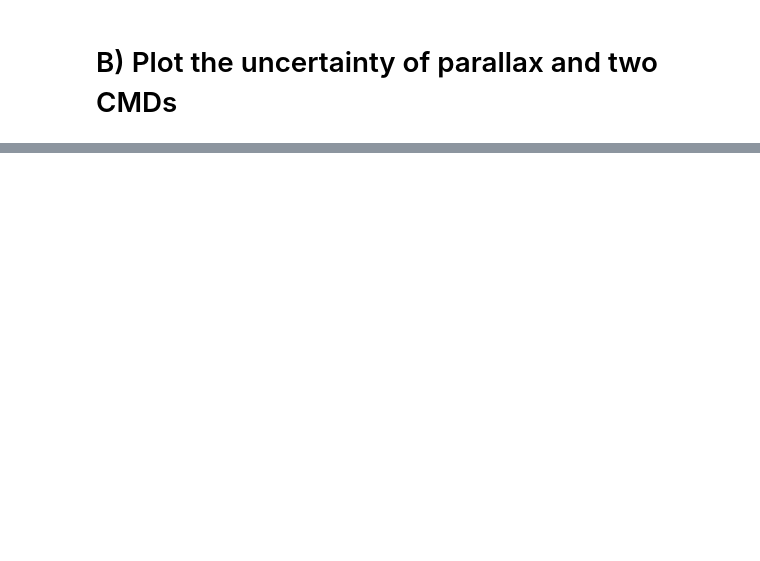
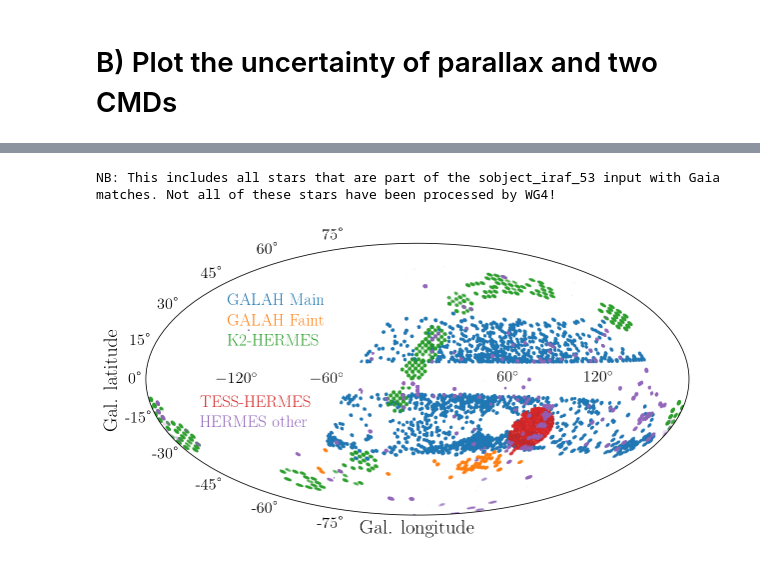
Before and after one commit to svenbuder/GALAH_DR3, a Jupyter notebook: input/galah_dr3_input.ipynb, the cells around one changed output, grey strips where cells are left out. Cells and saved outputs as stored; diff of their text form; code cells hidden in the pictures; blank space fills up the shorter version.

```diff
--- a/input/galah_dr3_input.ipynb
+++ b/input/galah_dr3_input.ipynb
@@ -299,0 +341,45 @@ NB: This includes all stars that are part of the sobject_iraf_53 input with Gaia
+# %%
+def plot_l_b_colored():
+    """
+    We plot the distribution spectra in (l,b), colored by the program
+    """
+
+    fig = plt.figure(figsize=(11,5))
+    plt.grid(True)
+    ax = plt.subplot(111, projection="aitoff");
+
+    main = ((data['field_id'] >= 0) & (data['field_id'] < 6546))
+    faint = ((data['field_id'] >= 6831) & (data['field_id'] < 7117))
+    k2 = ((data['field_id'] >= 6546) & (data['field_id'] < 6831))
+    tess = ((data['field_id'] >= 7117) & (data['field_id'] < 7366))
+    other = ((data['field_id'] >=  7366) | (data['field_id'] < 0))
+
+    for each_id, each_subset in enumerate([main, faint, k2, tess,other]):
+
+        c_gal = SkyCoord(ra=data['ra'][each_subset], dec=data['dec'][each_subset], frame='icrs')
+        c_gal_icrs = c_gal.icrs
+        l_rad = c_gal_icrs.galactic.l.wrap_at(180 * u.deg).radian
+        b_rad = c_gal_icrs.galactic.b.radian
+
+        s1=ax.scatter(-l_rad, b_rad,s=0.005,rasterized=True,alpha=0.5)
+    ax.set_xticks([-120/360*2*np.pi,-60/360*2*np.pi,60/360*2*np.pi,120/360*2*np.pi])
+    ax.set_xticklabels([r'$-120^\circ$',r'$-60^\circ$',r'$60^\circ$',r'$120^\circ$'],va='center')
+    ax.set_xlabel('Gal. longitude')
+    ax.set_ylabel('Gal. latitude')
+
+    ax.text(0.15,0.775,'GALAH Main',c='C0',transform=ax.transAxes,fontsize=17)
+    ax.text(0.15,0.7,'GALAH Faint',c='C1',transform=ax.transAxes,fontsize=17)
+    ax.text(0.15,0.625,'K2-HERMES',c='C2',transform=ax.transAxes,fontsize=17)
+    ax.text(0.1,0.4,'TESS-HERMES',c='C3',transform=ax.transAxes,fontsize=17)
+    ax.text(0.1,0.325,'HERMES other',c='C4',transform=ax.transAxes,fontsize=17)
+
+    return fig
+print('NB: This includes all stars that are part of the sobject_iraf_53 input with Gaia matches. Not all of these stars have been processed by WG4!')
+
+fig = plot_l_b_colored()
+fig.savefig('figures/lb_overview_colored.pdf',dpi=200,bbox_inches='tight')
+fig.savefig('../release_paper/figures/lb_overview_colored.pdf',dpi=200,bbox_inches='tight')
+fig.savefig('../release_paper/figures/lb_overview_colored.png',dpi=200,bbox_inches='tight')
+# %% [output]
+NB: This includes all stars that are part of the sobject_iraf_53 input with Gaia matches. Not all of these stars have been processed by WG4!
+[figure, added]
```
Also changed, not shown: parts of 6 cells of this notebook, 6 other files.
